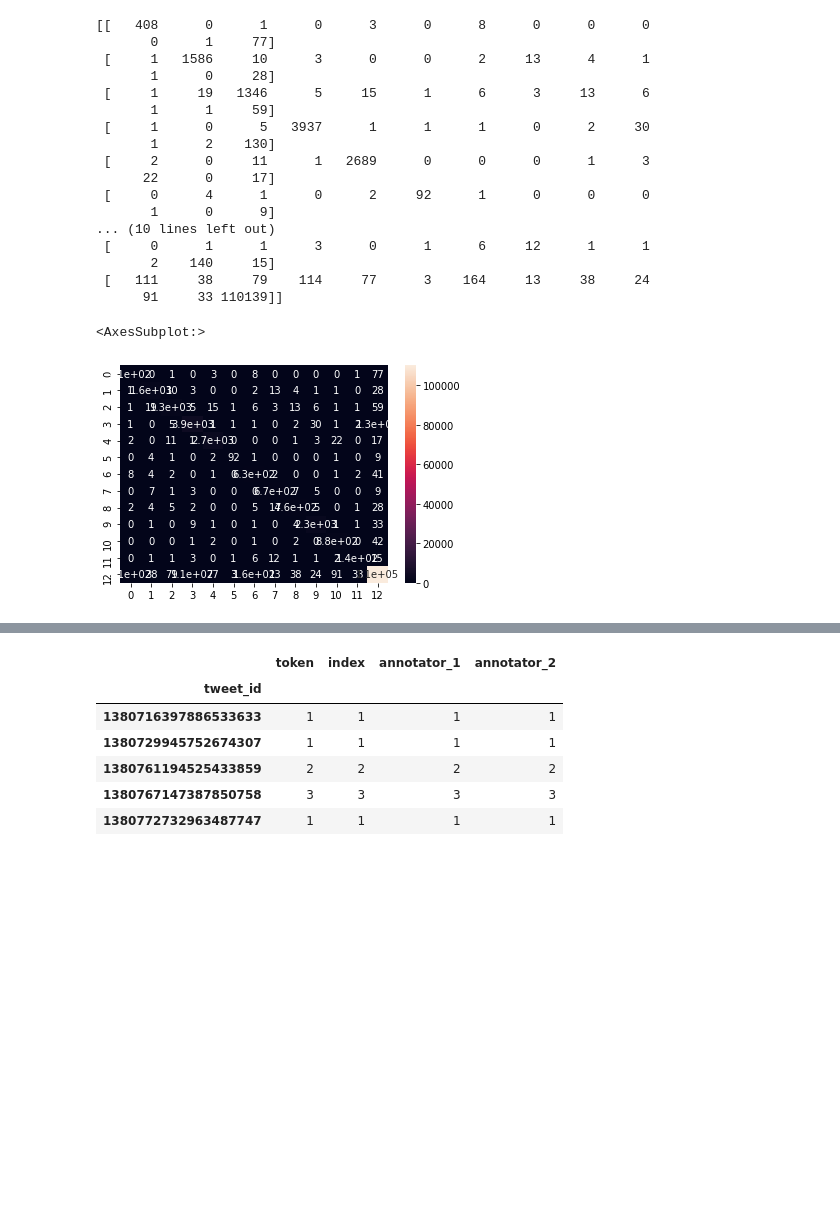
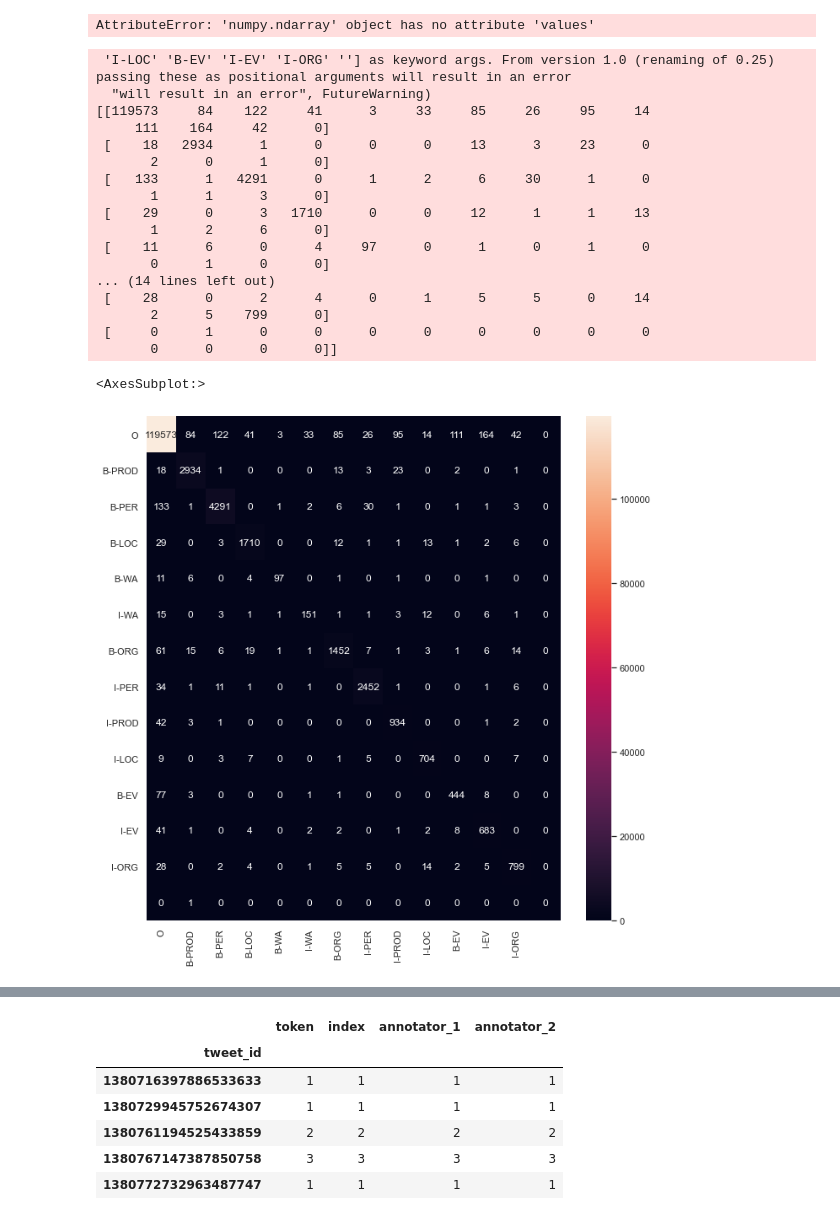
Before and after one commit to anwarfarihin/ner-idn-tweet, a Jupyter notebook: Dataset/kappa_data/kappa.ipynb, the cells around one changed output, grey strips where cells are left out. Drawn from its saved outputs; the diff is of its cells as text; code cells hidden in the pictures; blank space fills up the shorter version.

```diff
--- a/Dataset/kappa_data/kappa.ipynb
+++ b/Dataset/kappa_data/kappa.ipynb
@@ -59,28 +117,33 @@ cohen_kappa_score(final_df.annotator_1,final_df.annotator_2)
+# %%
+final_df.annotator_1.unique()
+# %% [output]
+AttributeError: 'numpy.ndarray' object has no attribute 'values'
 # %%
 import seaborn as sns
-cm=confusion_matrix(final_df.annotator_1, final_df.annotator_2)
+cm=confusion_matrix(final_df.annotator_1, final_df.annotator_2, final_df.annotator_1.unique())
 print(cm)
-sns.heatmap(cm, annot=True)
+sns.set(rc={'figure.figsize':(11,11)})
+sns.heatmap(cm, annot=True, xticklabels=final_df.annotator_1.unique(),yticklabels=final_df.annotator_1.unique(),fmt='g')
 # %% [output]
-[[   408      0      1      0      3      0      8      0      0      0
-       0      1     77]
- [     1   1586     10      3      0      0      2     13      4      1
-       1      0     28]
- [     1     19   1346      5     15      1      6      3     13      6
-       1      1     59]
- [     1      0      5   3937      1      1      1      0      2     30
-       1      2    130]
- [     2      0     11      1   2689      0      0      0      1      3
-      22      0     17]
- [     0      4      1      0      2     92      1      0      0      0
-       1      0      9]
-... (10 lines left out)
- [     0      1      1      3      0      1      6     12      1      1
-       2    140     15]
- [   111     38     79    114     77      3    164     13     38     24
-      91     33 110139]]
+ 'I-LOC' 'B-EV' 'I-EV' 'I-ORG' ''] as keyword args. From version 1.0 (renaming of 0.25) passing these as positional arguments will result in an error
+  "will result in an error", FutureWarning)
+[[119573     84    122     41      3     33     85     26     95     14
+     111    164     42      0]
+ [    18   2934      1      0      0      0     13      3     23      0
+       2      0      1      0]
+ [   133      1   4291      0      1      2      6     30      1      0
+       1      1      3      0]
+ [    29      0      3   1710      0      0     12      1      1     13
+       1      2      6      0]
+ [    11      6      0      4     97      0      1      0      1      0
+       0      1      0      0]
+... (14 lines left out)
+ [    28      0      2      4      0      1      5      5      0     14
+       2      5    799      0]
+ [     0      1      0      0      0      0      0      0      0      0
+       0      0      0      0]]
 <AxesSubplot:>
-[figure, old version]
+[figure, new version]
 # %%
 coder1_new = []
 coder2_new = []
```
Also changed, not shown: parts of 8 cells of this notebook, 19 other files.
